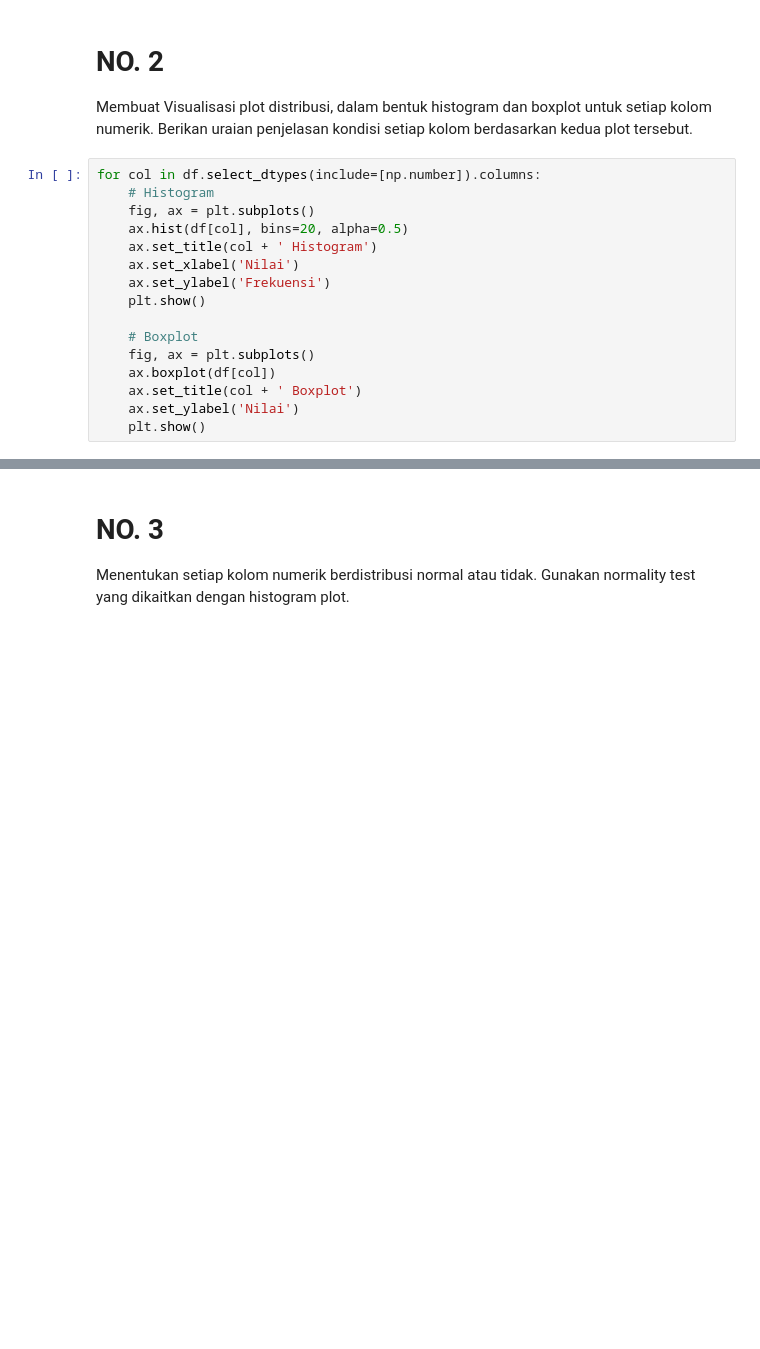
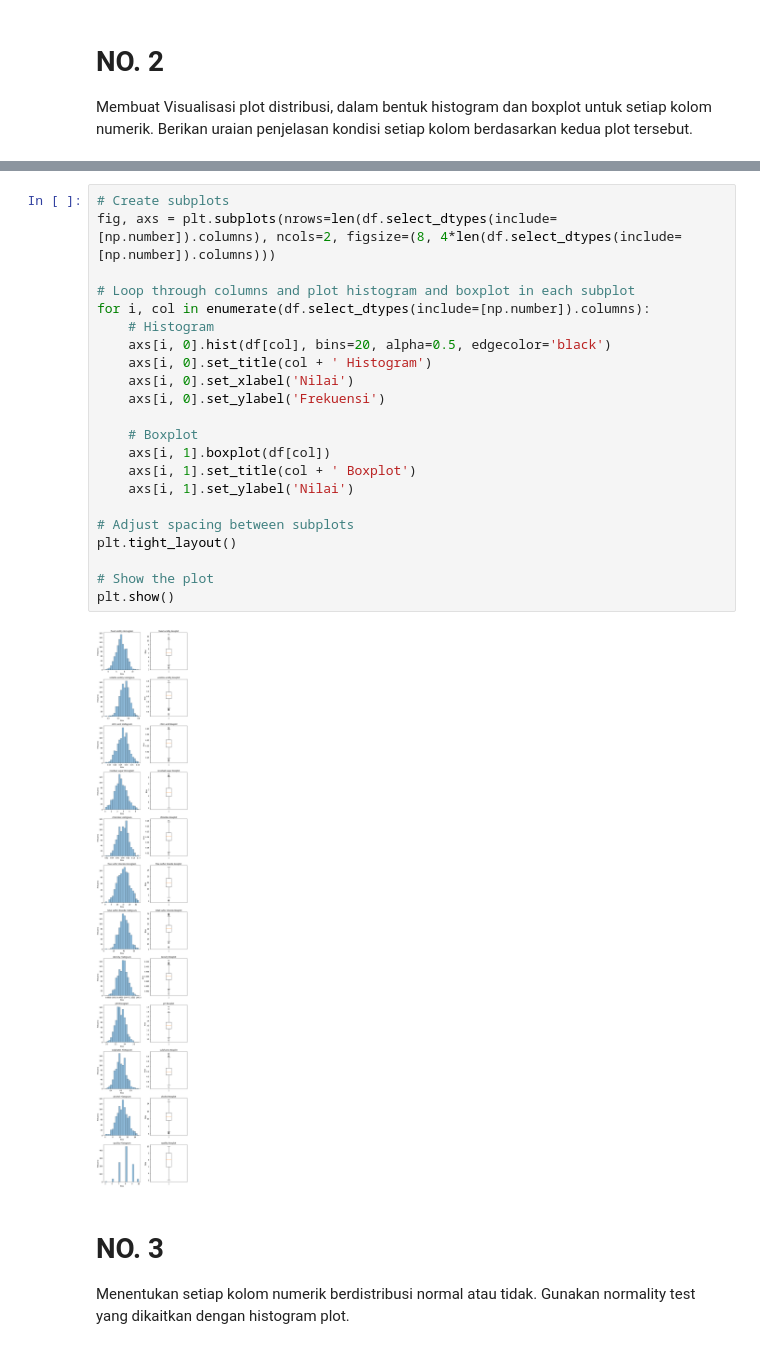
Before and after one commit to bernarduswillson/ProbStat, a Jupyter notebook: tubes.ipynb, the cells around one changed output, grey strips where cells are left out. Cells and saved outputs as stored; diff of their text form; blank space fills up the shorter version.

```diff
--- a/tubes.ipynb
+++ b/tubes.ipynb
@@ -40,19 +40,3 @@ kurtosis     0.080910     0.064819    -0.131732     0.108291
 # %% [markdown]
 # NO. 2
 Membuat Visualisasi plot distribusi, dalam bentuk histogram dan boxplot untuk setiap kolom numerik. Berikan uraian penjelasan kondisi setiap kolom berdasarkan kedua plot tersebut.
-# %%
-for col in df.select_dtypes(include=[np.number]).columns:
-    # Histogram
-    fig, ax = plt.subplots()
-    ax.hist(df[col], bins=20, alpha=0.5)
-    ax.set_title(col + ' Histogram')
-    ax.set_xlabel('Nilai')
-    ax.set_ylabel('Frekuensi')
-    plt.show()
-
-    # Boxplot
-    fig, ax = plt.subplots()
-    ax.boxplot(df[col])
-    ax.set_title(col + ' Boxplot')
-    ax.set_ylabel('Nilai')
-    plt.show()
@@ -73,3 +43,27 @@ for col in df.select_dtypes(include=[np.number]).columns:
+# %%
+# Create subplots
+fig, axs = plt.subplots(nrows=len(df.select_dtypes(include=[np.number]).columns), ncols=2, figsize=(8, 4*len(df.select_dtypes(include=[np.number]).columns)))
+
+# Loop through columns and plot histogram and boxplot in each subplot
+for i, col in enumerate(df.select_dtypes(include=[np.number]).columns):
+    # Histogram
+    axs[i, 0].hist(df[col], bins=20, alpha=0.5, edgecolor='black')
+    axs[i, 0].set_title(col + ' Histogram')
+    axs[i, 0].set_xlabel('Nilai')
+    axs[i, 0].set_ylabel('Frekuensi')
+
+    # Boxplot
+    axs[i, 1].boxplot(df[col])
+    axs[i, 1].set_title(col + ' Boxplot')
+    axs[i, 1].set_ylabel('Nilai')
+
+# Adjust spacing between subplots
+plt.tight_layout()
+
+# Show the plot
+plt.show()
+# %% [output]
+[figure, added]
 # %% [markdown]
 # NO. 3
 Menentukan setiap kolom numerik berdistribusi normal atau tidak. Gunakan normality test yang dikaitkan dengan histogram plot.
```
Also changed, not shown: parts of 7 cells of this notebook.
